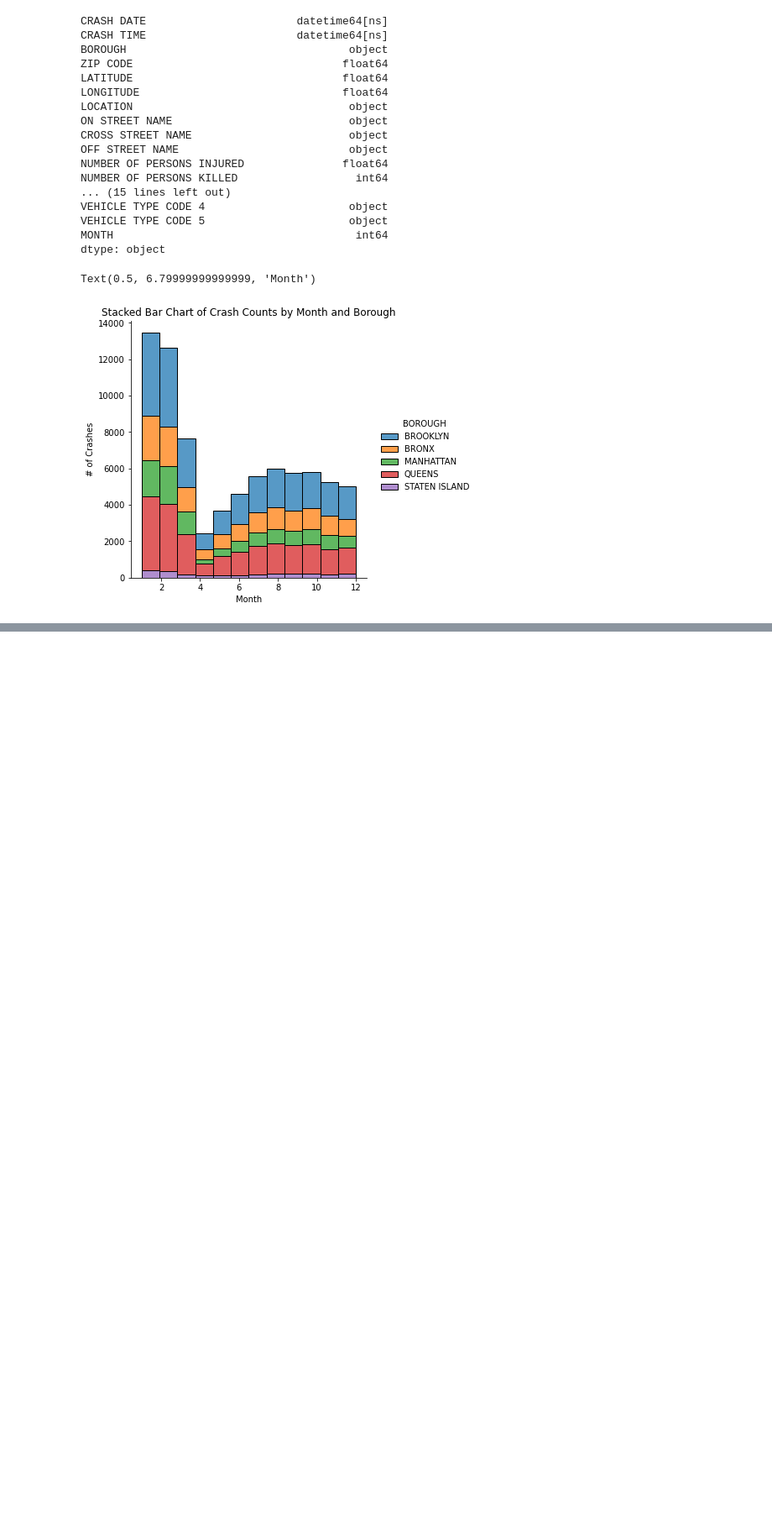
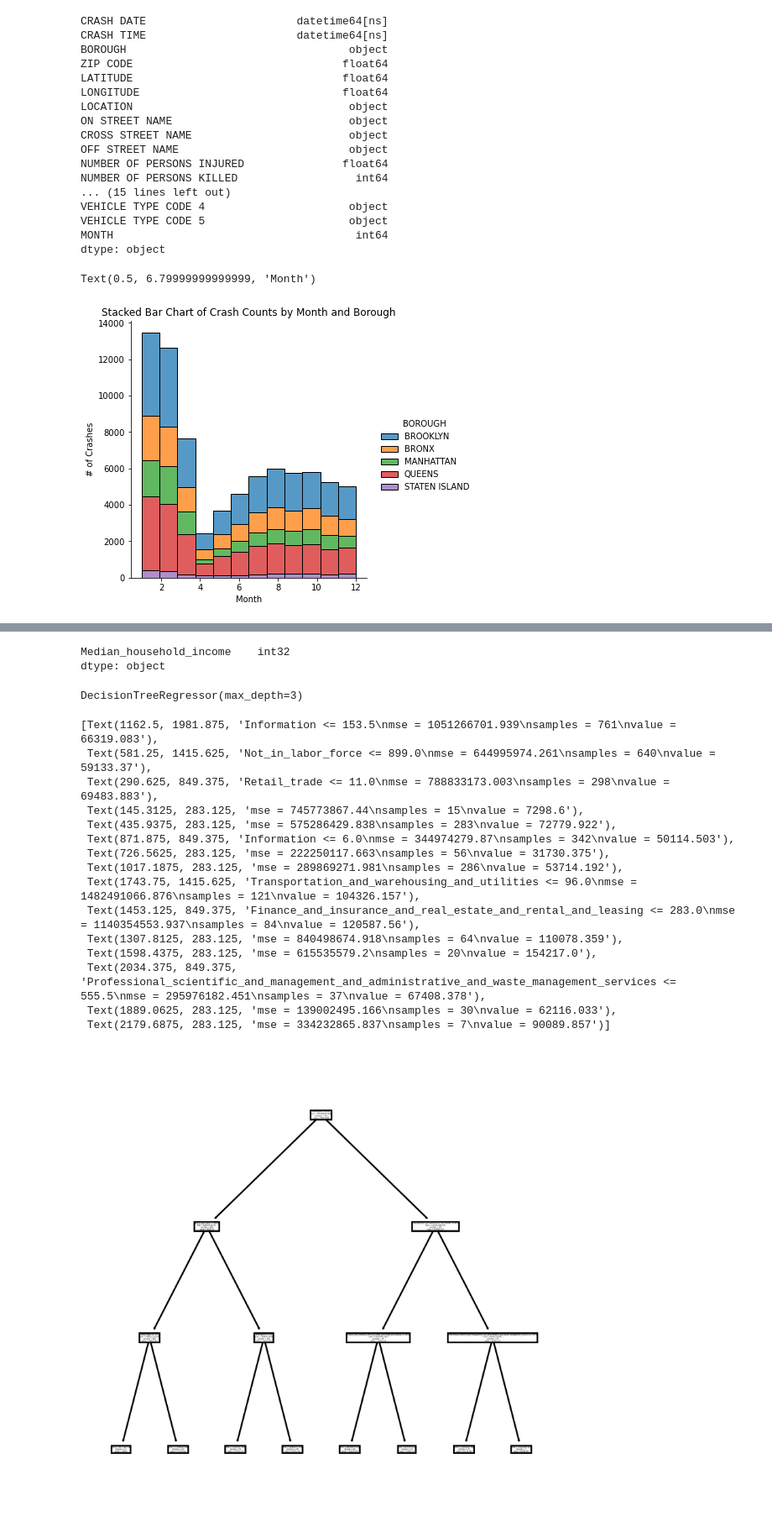
Before and after one commit to JWVONA/MAT328, a Jupyter notebook: MAT 328 Project - NYC Crashes.ipynb, the cells around one changed output, grey strips where cells are left out. Shown at 84% size. Drawn from its saved outputs; the diff is of its cells as text; code cells hidden in the pictures; blank space fills up the shorter version.

```diff
--- a/MAT 328 Project - NYC Crashes.ipynb
+++ b/MAT 328 Project - NYC Crashes.ipynb
@@ -162,0 +246,4 @@ profile.to_file("crashes.html")
+# %%
+y = census[["DP03_0062E"]]
+y = y.replace('-', '0', regex=True).astype(int)
+y.sort_values(by=["DP03_0062E"])
@@ -162,0 +264,3 @@ profile.to_file("crashes.html")
+# %%
+y.columns = ["Median_household_income"]
+y.head()
@@ -162,0 +274,4 @@ profile.to_file("crashes.html")
+# %%
+x = census[["DP03_0004E","DP03_0005E","DP03_0006E","DP03_0007E","DP03_0033E","DP03_0034E","DP03_0035E","DP03_0036E","DP03_0037E","DP03_0038E","DP03_0039E","DP03_0040E","DP03_0041E","DP03_0042E","DP03_0043E","DP03_0044E","DP03_0045E"]]
+x.columns = ['Civilian_labor_force_Employed','Civilian_labor_force_Unemployed','In_labor_force_Armed_Forces','Not_in_labor_force','Agriculture_forestry_fishing_and_hunting_and_mining','Construction','Manufacturing','Wholesale_trade','Retail_trade','Transportation_and_warehousing_and_utilities','Information','Finance_and_insurance_and_real_estate_and_rental_and_leasing','Professional_scientific_and_management_and_administrative_and_waste_management_services','Educational_services_and_health_care_and_social_assistance','Arts_entertainment_and_recreation_and_accommodation_and_food_services','Other_services_except_public_administration','Public_administration']
+x.head()
@@ -162,0 +285,10 @@ profile.to_file("crashes.html")
+# %%
+y.dtypes
+# %% [output]
+Median_household_income    int32
+dtype: object
+# %%
+model = DecisionTreeRegressor(max_depth = 3)
+model.fit(x, y)
+# %% [output]
+DecisionTreeRegressor(max_depth=3)
@@ -162,0 +297,20 @@ profile.to_file("crashes.html")
+# %%
+fig, axes = plt.subplots(nrows = 1,ncols = 1,figsize = (5,5), dpi=600)
+plot_tree(model,feature_names= x.columns)
+# %% [output]
+[Text(1162.5, 1981.875, 'Information <= 153.5\nmse = 1051266701.939\nsamples = 761\nvalue = 66319.083'),
+ Text(581.25, 1415.625, 'Not_in_labor_force <= 899.0\nmse = 644995974.261\nsamples = 640\nvalue = 59133.37'),
+ Text(290.625, 849.375, 'Retail_trade <= 11.0\nmse = 788833173.003\nsamples = 298\nvalue = 69483.883'),
+ Text(145.3125, 283.125, 'mse = 745773867.44\nsamples = 15\nvalue = 7298.6'),
+ Text(435.9375, 283.125, 'mse = 575286429.838\nsamples = 283\nvalue = 72779.922'),
+ Text(871.875, 849.375, 'Information <= 6.0\nmse = 344974279.87\nsamples = 342\nvalue = 50114.503'),
+ Text(726.5625, 283.125, 'mse = 222250117.663\nsamples = 56\nvalue = 31730.375'),
+ Text(1017.1875, 283.125, 'mse = 289869271.981\nsamples = 286\nvalue = 53714.192'),
+ Text(1743.75, 1415.625, 'Transportation_and_warehousing_and_utilities <= 96.0\nmse = 1482491066.876\nsamples = 121\nvalue = 104326.157'),
+ Text(1453.125, 849.375, 'Finance_and_insurance_and_real_estate_and_rental_and_leasing <= 283.0\nmse = 1140354553.937\nsamples = 84\nvalue = 120587.56'),
+ Text(1307.8125, 283.125, 'mse = 840498674.918\nsamples = 64\nvalue = 110078.359'),
+ Text(1598.4375, 283.125, 'mse = 615535579.2\nsamples = 20\nvalue = 154217.0'),
+ Text(2034.375, 849.375, 'Professional_scientific_and_management_and_administrative_and_waste_management_services <= 555.5\nmse = 295976182.451\nsamples = 37\nvalue = 67408.378'),
+ Text(1889.0625, 283.125, 'mse = 139002495.166\nsamples = 30\nvalue = 62116.033'),
+ Text(2179.6875, 283.125, 'mse = 334232865.837\nsamples = 7\nvalue = 90089.857')]
+[figure, added]
```
Also changed, not shown: parts of 57 cells of this notebook.
